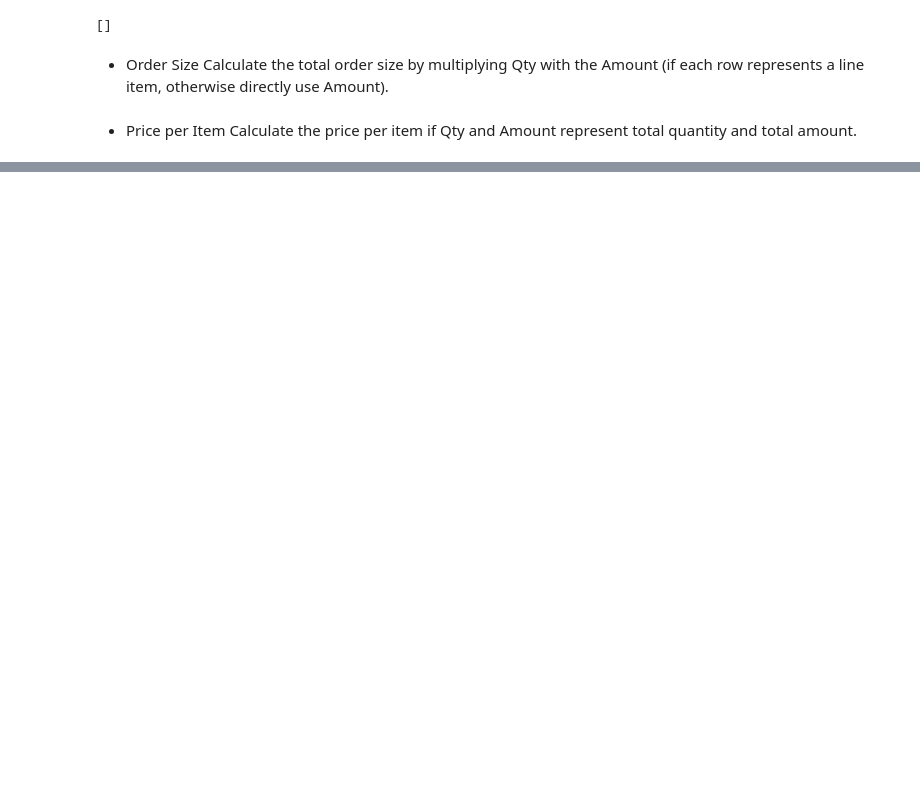
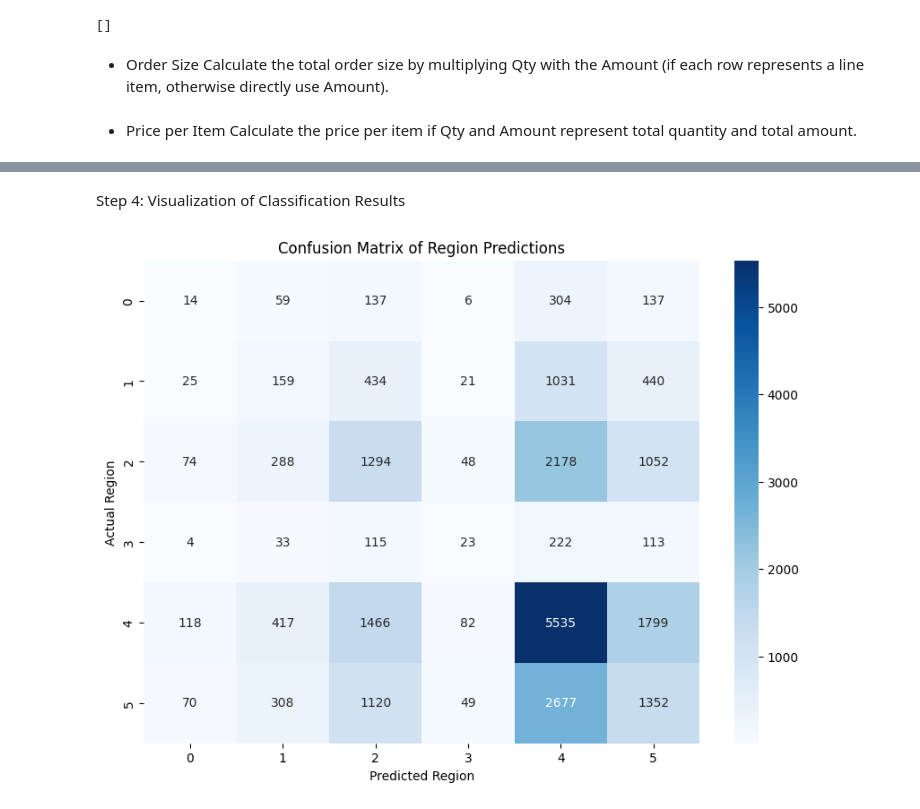
Before and after one commit to patrick-hsbr/fh_mtm_data_projekt_group1, a Jupyter notebook: data.ipynb, the cells around one changed output, grey strips where cells are left out. Cells and saved outputs as stored; diff of their text form; code cells hidden in the pictures; blank space fills up the shorter version.

Commit message:
classification method incl visuals

```diff
--- a/data.ipynb
+++ b/data.ipynb
@@ -360,0 +417,8 @@ data_clean.to_csv('clean_data_set_amazon_sale_report.csv', index=False)
+# %%
+from sklearn.ensemble import RandomForestClassifier
+
+# Initialize the model
+rf_classifier = RandomForestClassifier(n_estimators=100, random_state=42)
+
+# Train the model
+rf_classifier.fit(X_train, y_train)
@@ -360,0 +430,13 @@ data_clean.to_csv('clean_data_set_amazon_sale_report.csv', index=False)
+# %%
+from sklearn.metrics import classification_report, accuracy_score
+
+# Predict on the test set
+y_pred = rf_classifier.predict(X_test)
+
+# Evaluate the model
+accuracy = accuracy_score(y_test, y_pred)
+classification_rep = classification_report(y_test, y_pred)
+
+print(f'Accuracy: {accuracy}')
+print('Classification Report:')
+print(classification_rep)
@@ -360,0 +458,19 @@ data_clean.to_csv('clean_data_set_amazon_sale_report.csv', index=False)
+# %% [markdown]
+Step 4: Visualization of Classification Results
+# %%
+import matplotlib.pyplot as plt
+import seaborn as sns
+from sklearn.metrics import confusion_matrix
+
+# Compute confusion matrix
+conf_matrix = confusion_matrix(y_test, y_pred)
+
+# Plot confusion matrix
+plt.figure(figsize=(10, 7))
+sns.heatmap(conf_matrix, annot=True, fmt='d', cmap='Blues', xticklabels=label_encoders['Region'].classes_, yticklabels=label_encoders['Region'].classes_)
+plt.xlabel('Predicted Region')
+plt.ylabel('Actual Region')
+plt.title('Confusion Matrix of Region Predictions')
+plt.show()
+# %% [output]
+[figure, added]
```
Also changed, not shown: parts of 13 cells of this notebook, 1 other file.
